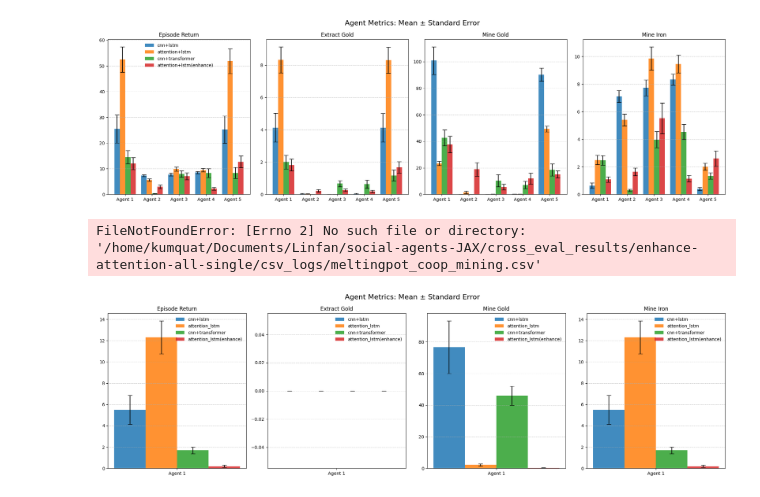
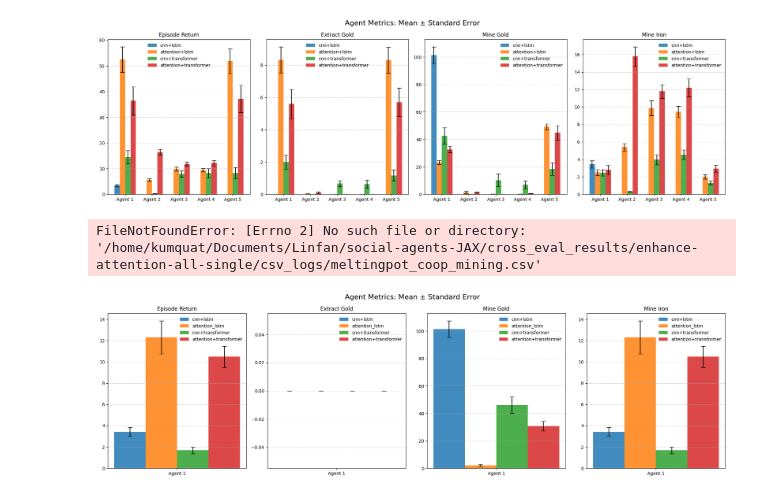
Before and after one commit to ajshawn/BrainInspiredSocialAgents, a Jupyter notebook: plot_performance.ipynb, the cells around one changed output. Cells and saved outputs as stored; diff of their text form; code cells hidden in the pictures.

```diff
--- a/plot_performance.ipynb
+++ b/plot_performance.ipynb
@@ -104,15 +100,17 @@ def plot_metrics_ngroups(
     plt.tight_layout()
     plt.show()
 # %%
-log_path_impala = f"/home/kumquat/Documents/Linfan/social-agents-JAX/results/PopArtIMPALA_1_meltingpot_coop_mining_2025-03-17_14:26:51.204572,./results/PopArtIMPALA_1_meltingpot_coop_mining_2025-03-17_14:26:51.204572,./results/PopArtIMPALA_1_meltingpot_coop_mining_2025-03-14_14:39:21.229188,./results/PopArtIMPALA_1_meltingpot_coop_mining_2025-03-14_14:39:21.229188,./results/PopArtIMPALA_1_meltingpot_coop_mining_2025-03-17_14:26:51.204572,./results/PopArtIMPALA_1_meltingpot_coop_mining_2025-03-17_14:26:51.204572/csv_logs/meltingpot_coop_mining.csv"
+## 2 coop in 3 single
+#log_path_impala = f"/home/kumquat/Documents/Linfan/social-agents-JAX/results/PopArtIMPALA_1_meltingpot_coop_mining_2025-03-17_14:26:51.204572,./results/PopArtIMPALA_1_meltingpot_coop_mining_2025-03-17_14:26:51.204572,./results/PopArtIMPALA_1_meltingpot_coop_mining_2025-03-14_14:39:21.229188,./results/PopArtIMPALA_1_meltingpot_coop_mining_2025-03-14_14:39:21.229188,./results/PopArtIMPALA_1_meltingpot_coop_mining_2025-03-17_14:26:51.204572,./results/PopArtIMPALA_1_meltingpot_coop_mining_2025-03-17_14:26:51.204572/csv_logs/meltingpot_coop_mining.csv"
+log_path_impala = f"/home/kumquat/Documents/Linfan/social-agents-JAX/cross_eval_results/impala-5ag-alone/csv_logs/meltingpot_coop_mining.csv"
 log_path_attn = f"/home/kumquat/Documents/Linfan/social-agents-JAX/results/PopArtIMPALA_attention_1_meltingpot_coop_mining_2025-09-04_01:34:46.303068,./results/PopArtIMPALA_attention_1_meltingpot_coop_mining_2025-06-10_21:32:15.740274,./results/PopArtIMPALA_attention_1_meltingpot_coop_mining_2025-05-28_00:34:00.259639,./results/PopArtIMPALA_attention_1_meltingpot_coop_mining_2025-05-28_00:34:00.259639,./results/PopArtIMPALA_attention_1_meltingpot_coop_mining_2025-05-28_00:34:00.259639,./results/PopArtIMPALA_attention_1_meltingpot_coop_mining_2025-06-10_21:32:15.740274/csv_logs/meltingpot_coop_mining.csv"
 log_path_transformer = f"/home/kumquat/Documents/Linfan/social-agents-JAX/cross_eval_results/transformer-2coop3single/csv_logs/meltingpot_coop_mining.csv"
-log_path_enhance_attn = f"/home/kumquat/Documents/Linfan/social-agents-JAX/cross_eval_results/enhance-attention-2coop3single/csv_logs/meltingpot_coop_mining.csv"
+log_path_attn_transformer = f"/home/kumquat/Documents/Linfan/social-agents-JAX/cross_eval_results/attn-transformer-2coop3single/csv_logs/meltingpot_coop_mining.csv"
 # %%
 # two cooperators in a group of 5
-plot_metrics_ngroups([log_path_impala,log_path_attn,log_path_transformer,log_path_enhance_attn], num_ag= 5, group_labels=("cnn+lstm", "attention+lstm","cnn+transformer","attention+lstm(enhance)"))
+plot_metrics_ngroups([log_path_impala,log_path_attn,log_path_transformer,log_path_attn_transformer], num_ag= 5, group_labels=("cnn+lstm", "attention+lstm","cnn+transformer","attention+transformer"))
 # %% [output]
-[figure, old version]
+[figure, new version]
 # %%
 # with only single agent sceneraio
 log_path_impala = f"/home/kumquat/Documents/Linfan/social-agents-JAX/cross_eval_results/impala-all-single/csv_logs/meltingpot_coop_mining.csv"
@@ -124,10 +122,11 @@ plot_metrics_ngroups([log_path_impala,log_path_attn,log_path_transformer,log_pat
 FileNotFoundError: [Errno 2] No such file or directory: '/home/kumquat/Documents/Linfan/social-agents-JAX/cross_eval_results/enhance-attention-all-single/csv_logs/meltingpot_coop_mining.csv'
 # %%
 # alone
-log_path_impala = f"/home/kumquat/Documents/Linfan/social-agents-JAX/cross_eval_results/impala-alone/csv_logs/meltingpot_coop_mining.csv"
+#log_path_impala = f"/home/kumquat/Documents/Linfan/social-agents-JAX/cross_eval_results/impala-alone/csv_logs/meltingpot_coop_mining.csv"
+log_path_impala = f"/home/kumquat/Documents/Linfan/social-agents-JAX/cross_eval_results/impala-5ag-alone/csv_logs/meltingpot_coop_mining.csv"
 log_path_attn = f"/home/kumquat/Documents/Linfan/social-agents-JAX/cross_eval_results/attention-alone/csv_logs/meltingpot_coop_mining.csv"
 log_path_transformer = f"/home/kumquat/Documents/Linfan/social-agents-JAX/cross_eval_results/transformer-alone/csv_logs/meltingpot_coop_mining.csv"
-log_path_enhance_attn = f"/home/kumquat/Documents/Linfan/social-agents-JAX/cross_eval_results/enhance-attention-alone/csv_logs/meltingpot_coop_mining.csv"
-plot_metrics_ngroups([log_path_impala,log_path_attn,log_path_transformer,log_path_enhance_attn], num_ag= 1, group_labels=("cnn+lstm", "attention_lstm","cnn+transformer","attention_lstm(enhance)"))
+log_path_attn_transformer = f"/home/kumquat/Documents/Linfan/social-agents-JAX/cross_eval_results/attn-transformer-alone-5ag/csv_logs/meltingpot_coop_mining.csv"
+plot_metrics_ngroups([log_path_impala,log_path_attn,log_path_transformer,log_path_attn_transformer], num_ag= 1, group_labels=("cnn+lstm", "attention_lstm","cnn+transformer","attention+transformer"))
 # %% [output]
-[figure, old version]
+[figure, new version]
```
Also changed, not shown: parts of 2 cells of this notebook, 6 other files.
